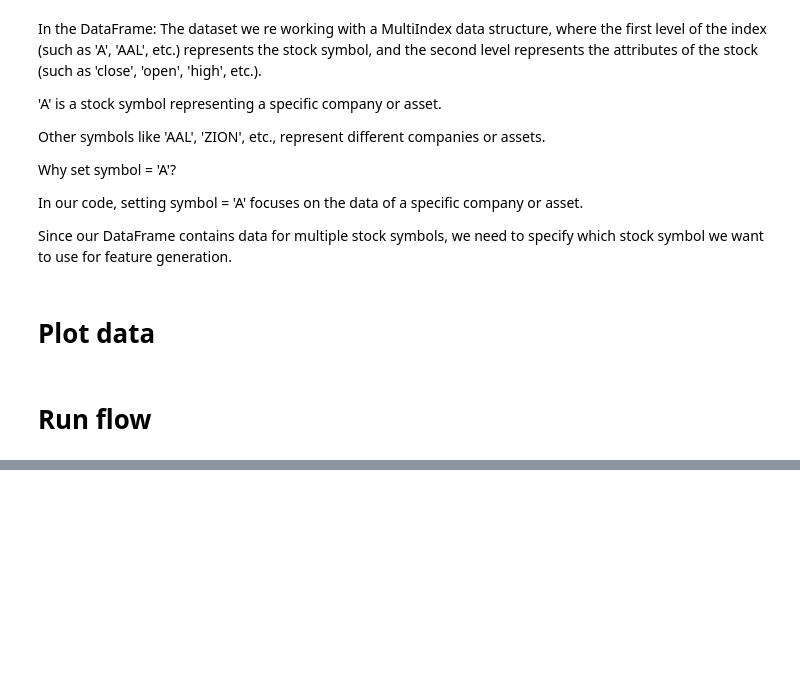
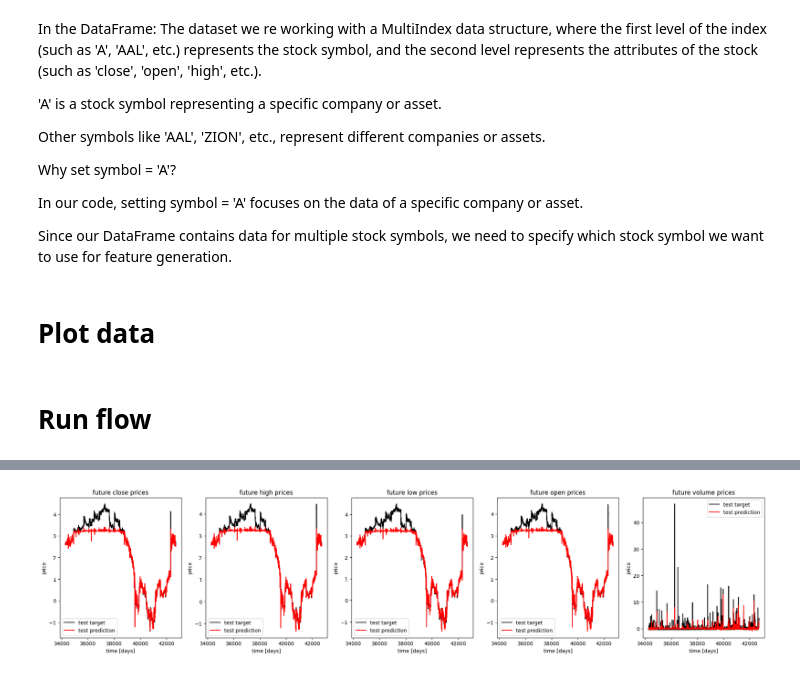
Before and after one commit to LHSang6403/thesis-xang-chuong, a Jupyter notebook: long-short-term-memory-model.ipynb, the cells around one changed output, grey strips where cells are left out. Drawn from its saved outputs; the diff is of its cells as text; code cells hidden in the pictures; blank space fills up the shorter version.

```diff
--- a/long-short-term-memory-model.ipynb
+++ b/long-short-term-memory-model.ipynb
@@ -207,0 +272,5 @@ timestamp
+# %%
+# Split train from  11/09/2017 9:30 A.M. to 17/01/2018 11:50 A.M and test data  from 17/01/2018 11:51A.M. to 16/02/2018 03:59A.M
+train = df1.loc['2017-11-12 09:30:00':'2018-01-17 11:50:00']
+test = df1.loc['2018-01-17 11:51:00':'2018-02-16 03:59:00']
+train.shape
@@ -207,0 +379,9 @@ timestamp
+# %%
+model=torch.load('./checkpoint/saved_weights.pt')
+# %%
+X_test = torch.tensor(X_test).float()
+
+with torch.no_grad():
+  y_test_pred = model(X_test)
+
+y_test_pred = y_test_pred.numpy()[0]
@@ -207,0 +403,24 @@ timestamp
+# %%
+fig, ax = plt.subplots(nrows=1, ncols=5)
+fig.set_figwidth(25)
+fig.set_figheight(5)
+for i in range(5):
+    ax[i].plot(np.arange(y_train.shape[0], y_train.shape[0]+y_test.shape[0]),
+         y_test[:,i], color='black', label='test target')
+
+    ax[i].plot(np.arange(y_train.shape[0], y_train.shape[0]+y_test_pred.shape[0]),
+         y_test_pred[:,i], color='red', label='test prediction')
+
+    ax[i].set_xlabel('time [days]')
+    ax[i].set_ylabel('price')
+    ax[i].legend(loc='best')
+
+ax[0].set_title('future close prices')
+ax[1].set_title('future high prices')
+ax[2].set_title('future low prices')
+ax[3].set_title('future open prices')
+ax[4].set_title('future volume prices')
+
+plt.show()
+# %% [output]
+[figure, added]
```
Also changed, not shown: parts of 16 cells of this notebook.
